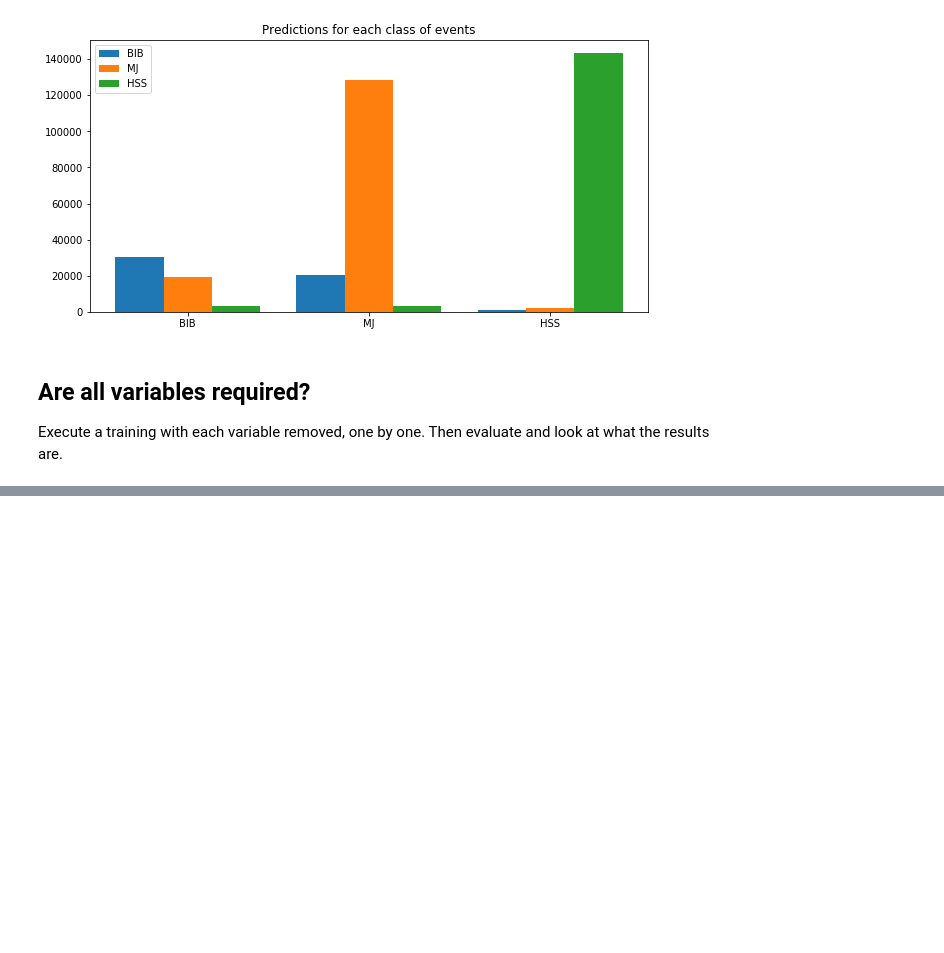
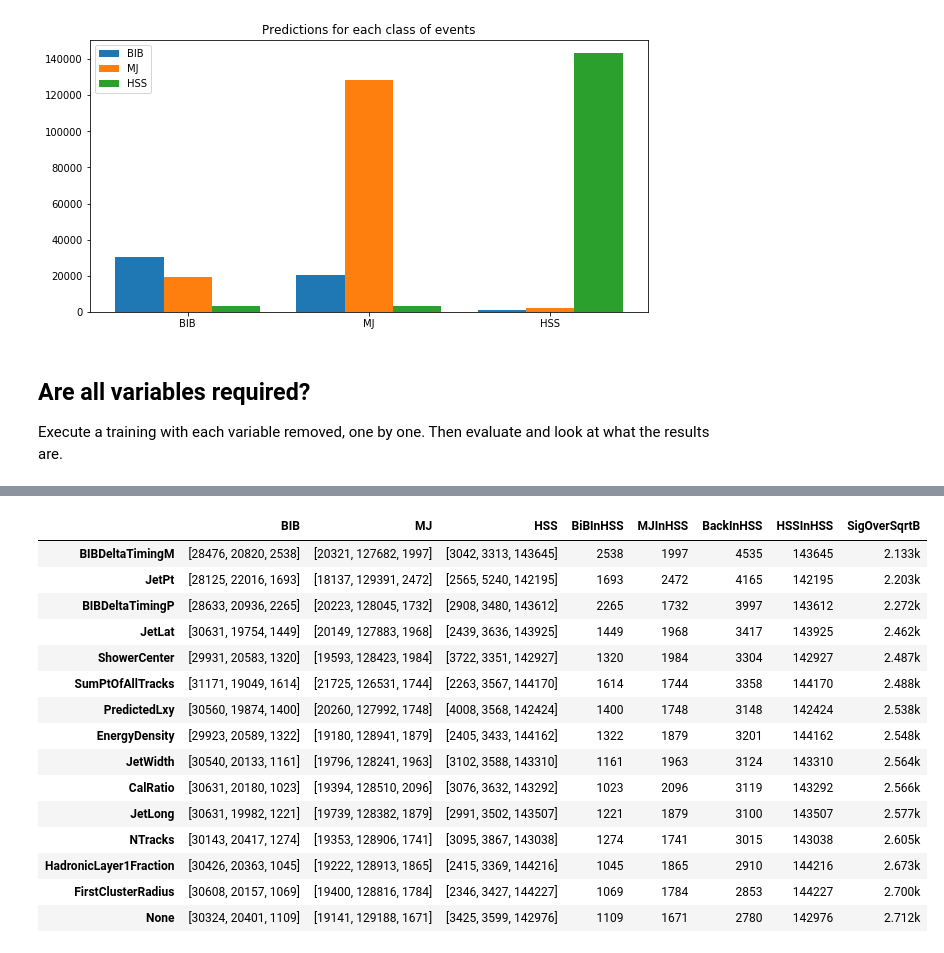
Before and after one commit to gordonwatts/JetCutStudies, a Jupyter notebook: notebooks/BDT Training Test.ipynb, the cells around one changed output, grey strips where cells are left out. Cells and saved outputs as stored; diff of their text form; code cells hidden in the pictures; blank space fills up the shorter version.

```diff
--- a/notebooks/BDT Training Test.ipynb
+++ b/notebooks/BDT Training Test.ipynb
@@ -326,0 +404,22 @@ result.sort_values(by='SigOSqrtB')
+# %%
+training_vars_removed_2 = list(set(training_vars_removed_1) - set(["MaxTrackPt"]))
+remove_three_variable = calc_SSqrtB_Removed_Variables(bib, multijet, signal, training_vars_removed_2)
+# %%
+remove_three_variable
+# %% [output]
+|  | BIB | MJ | HSS | BiBInHSS | MJInHSS | BackInHSS | HSSInHSS | SigOverSqrtB |
+| BIBDeltaTimingM | [28476, 20820, 2538] | [20321, 127682, 1997] | [3042, 3313, 143645] | 2538 | 1997 | 4535 | 143645 | 2.133k |
+| JetPt | [28125, 22016, 1693] | [18137, 129391, 2472] | [2565, 5240, 142195] | 1693 | 2472 | 4165 | 142195 | 2.203k |
+| BIBDeltaTimingP | [28633, 20936, 2265] | [20223, 128045, 1732] | [2908, 3480, 143612] | 2265 | 1732 | 3997 | 143612 | 2.272k |
+| JetLat | [30631, 19754, 1449] | [20149, 127883, 1968] | [2439, 3636, 143925] | 1449 | 1968 | 3417 | 143925 | 2.462k |
+| ShowerCenter | [29931, 20583, 1320] | [19593, 128423, 1984] | [3722, 3351, 142927] | 1320 | 1984 | 3304 | 142927 | 2.487k |
+| SumPtOfAllTracks | [31171, 19049, 1614] | [21725, 126531, 1744] | [2263, 3567, 144170] | 1614 | 1744 | 3358 | 144170 | 2.488k |
+| PredictedLxy | [30560, 19874, 1400] | [20260, 127992, 1748] | [4008, 3568, 142424] | 1400 | 1748 | 3148 | 142424 | 2.538k |
+| EnergyDensity | [29923, 20589, 1322] | [19180, 128941, 1879] | [2405, 3433, 144162] | 1322 | 1879 | 3201 | 144162 | 2.548k |
+| JetWidth | [30540, 20133, 1161] | [19796, 128241, 1963] | [3102, 3588, 143310] | 1161 | 1963 | 3124 | 143310 | 2.564k |
+| CalRatio | [30631, 20180, 1023] | [19394, 128510, 2096] | [3076, 3632, 143292] | 1023 | 2096 | 3119 | 143292 | 2.566k |
+| JetLong | [30631, 19982, 1221] | [19739, 128382, 1879] | [2991, 3502, 143507] | 1221 | 1879 | 3100 | 143507 | 2.577k |
+| NTracks | [30143, 20417, 1274] | [19353, 128906, 1741] | [3095, 3867, 143038] | 1274 | 1741 | 3015 | 143038 | 2.605k |
+| HadronicLayer1Fraction | [30426, 20363, 1045] | [19222, 128913, 1865] | [2415, 3369, 144216] | 1045 | 1865 | 2910 | 144216 | 2.673k |
+| FirstClusterRadius | [30608, 20157, 1069] | [19400, 128816, 1784] | [2346, 3427, 144227] | 1069 | 1784 | 2853 | 144227 | 2.700k |
+| None | [30324, 20401, 1109] | [19141, 129188, 1671] | [3425, 3599, 142976] | 1109 | 1671 | 2780 | 142976 | 2.712k |
```
Also changed, not shown: parts of 12 cells of this notebook.
